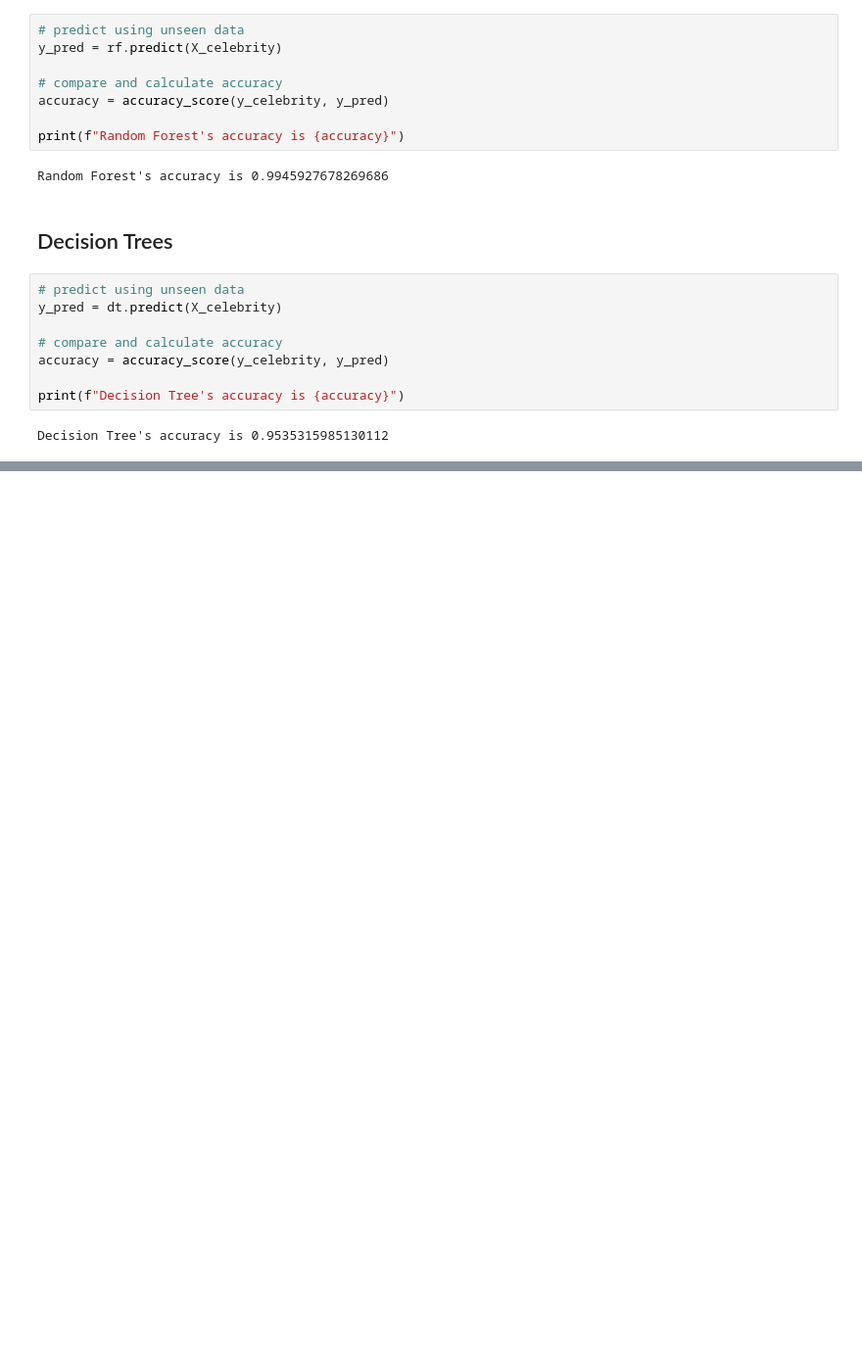
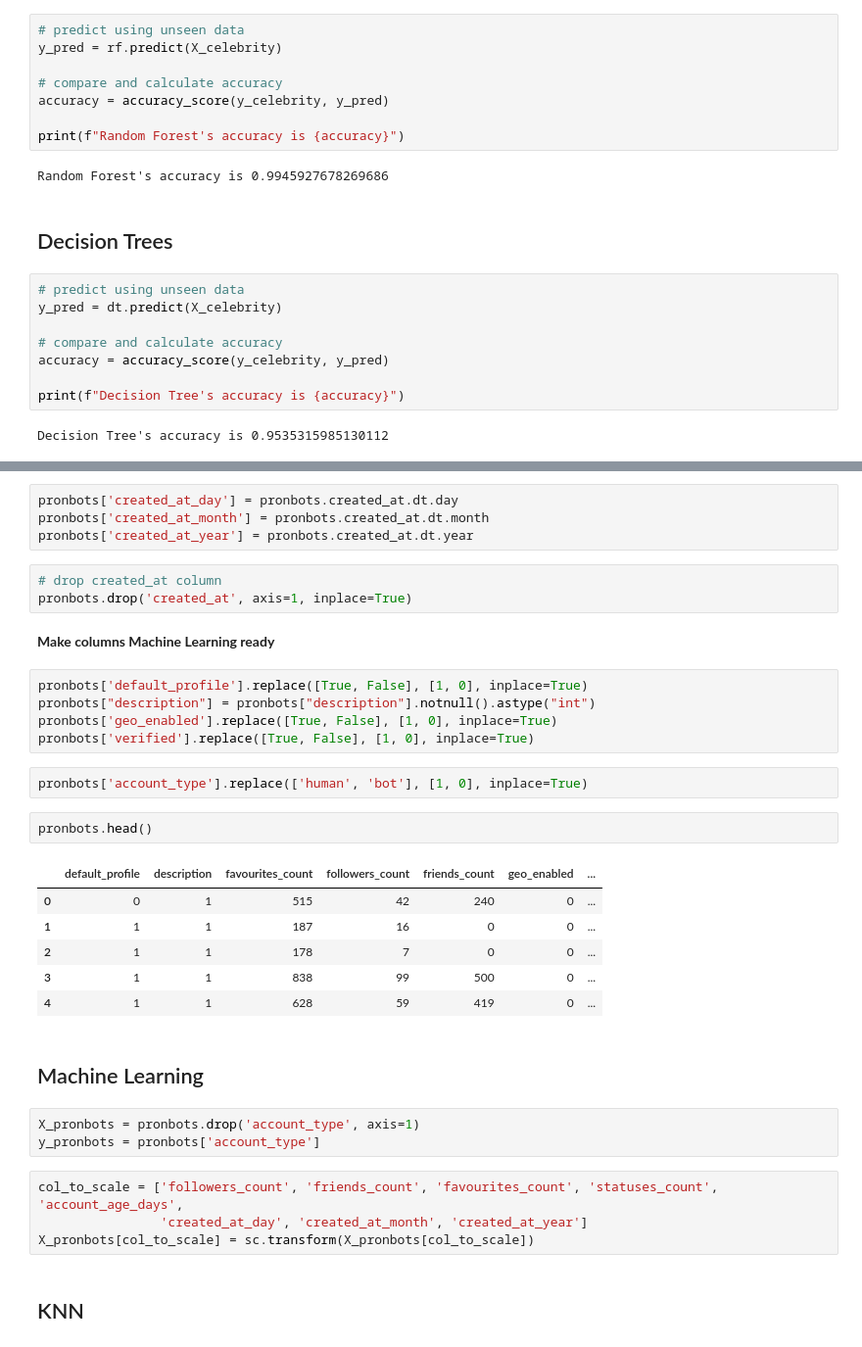
Before and after one commit to Stan-Leigh/Twitter-bot-detection, a Jupyter notebook: Midterm x Kaggle.ipynb, the cells around one changed output, grey strips where cells are left out. Shown at 98% size. Cells and saved outputs as stored; diff of their text form; blank space fills up the shorter version.

```diff
--- a/Midterm x Kaggle.ipynb
+++ b/Midterm x Kaggle.ipynb
@@ -308,0 +357,36 @@ Decision Tree's accuracy is 0.9535315985130112
+# %%
+pronbots['created_at_day'] = pronbots.created_at.dt.day
+pronbots['created_at_month'] = pronbots.created_at.dt.month
+pronbots['created_at_year'] = pronbots.created_at.dt.year
+# %%
+# drop created_at column
+pronbots.drop('created_at', axis=1, inplace=True)
+# %% [markdown]
+**Make columns Machine Learning ready**
+# %%
+pronbots['default_profile'].replace([True, False], [1, 0], inplace=True)
+pronbots["description"] = pronbots["description"].notnull().astype("int")
+pronbots['geo_enabled'].replace([True, False], [1, 0], inplace=True)
+pronbots['verified'].replace([True, False], [1, 0], inplace=True)
+# %%
+pronbots['account_type'].replace(['human', 'bot'], [1, 0], inplace=True)
+# %%
+pronbots.head()
+# %% [output]
+|  | default_profile | description | favourites_count | followers_count | friends_count | geo_enabled | ... |
+| 0 | 0 | 1 | 515 | 42 | 240 | 0 | ... |
+| 1 | 1 | 1 | 187 | 16 | 0 | 0 | ... |
+| 2 | 1 | 1 | 178 | 7 | 0 | 0 | ... |
+| 3 | 1 | 1 | 838 | 99 | 500 | 0 | ... |
+| 4 | 1 | 1 | 628 | 59 | 419 | 0 | ... |
+# %% [markdown]
+## Machine Learning
+# %%
+X_pronbots = pronbots.drop('account_type', axis=1)
+y_pronbots = pronbots['account_type']
+# %%
+col_to_scale = ['followers_count', 'friends_count', 'favourites_count', 'statuses_count', 'account_age_days',
+                'created_at_day', 'created_at_month', 'created_at_year']
+X_pronbots[col_to_scale] = sc.transform(X_pronbots[col_to_scale])
+# %% [markdown]
+## KNN
```
Also changed, not shown: parts of 18 cells of this notebook.
